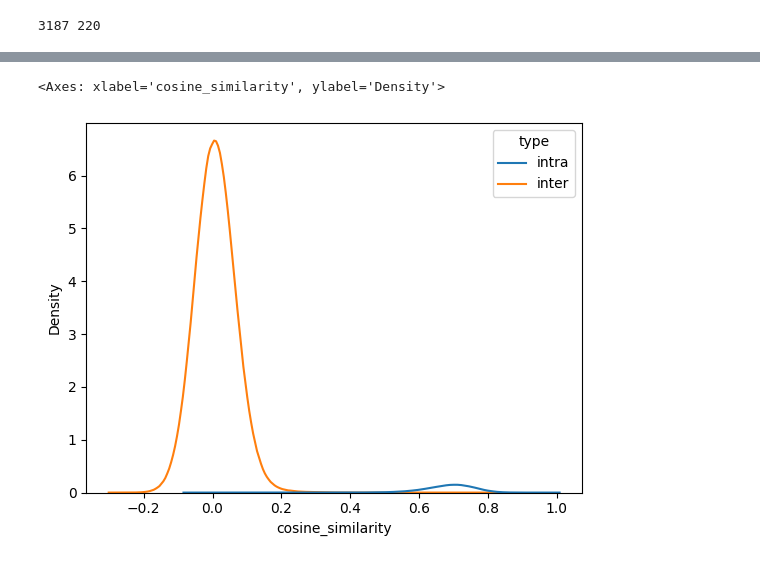
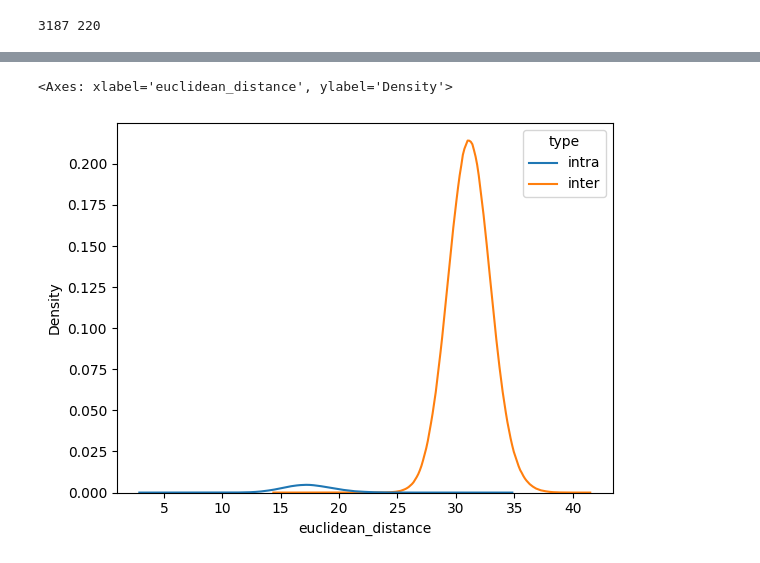
Before and after one commit to doanhieung/colab_notebooks, a Jupyter notebook: insightface.ipynb, the cells around one changed output, grey strips where cells are left out. Drawn from its saved outputs; the diff is of its cells as text; code cells hidden in the pictures.

```diff
--- a/insightface.ipynb
+++ b/insightface.ipynb
@@ -105,23 +127,26 @@ def cosine_similarity(x, y):
 # %%
+def euclidean_distance(x, y):
+  return np.linalg.norm(x - y)
+
 intra_sim, inter_sim = [], []
 i = 0
 for row1 in tqdm(train_data.itertuples(), total=len(train_data)):
   for row2 in train_data.itertuples():
     if row1.Index != row2.Index:
       emb1, label1 = row1.embedding, row1.label
       emb2, label2 = row2.embedding, row2.label
-      sim = cosine_similarity(emb1, emb2)
+      sim = euclidean_distance(emb1, emb2)
       if label1 == label2:
         intra_sim.append(sim)
       else:
         inter_sim.append(sim)
+
+hist = pd.DataFrame({
+        'euclidean_distance': intra_sim + inter_sim,
+        'type': ['intra']*len(intra_sim) + ['inter']*len(inter_sim)
+    })
+sns.kdeplot(data=hist, x='euclidean_distance', hue='type')
+# %% [output]
+<Axes: xlabel='euclidean_distance', ylabel='Density'>
+[figure, added]
-# %%
-hist = pd.DataFrame({
-        'cosine_similarity': intra_sim + inter_sim,
-        'type': ['intra']*len(intra_sim) + ['inter']*len(inter_sim)
-    })
-sns.kdeplot(data=hist, x='cosine_similarity', hue='type')
-# %% [output]
-<Axes: xlabel='cosine_similarity', ylabel='Density'>
-[figure, removed]
 # %%
```
Also changed, not shown: parts of 10 cells of this notebook.
